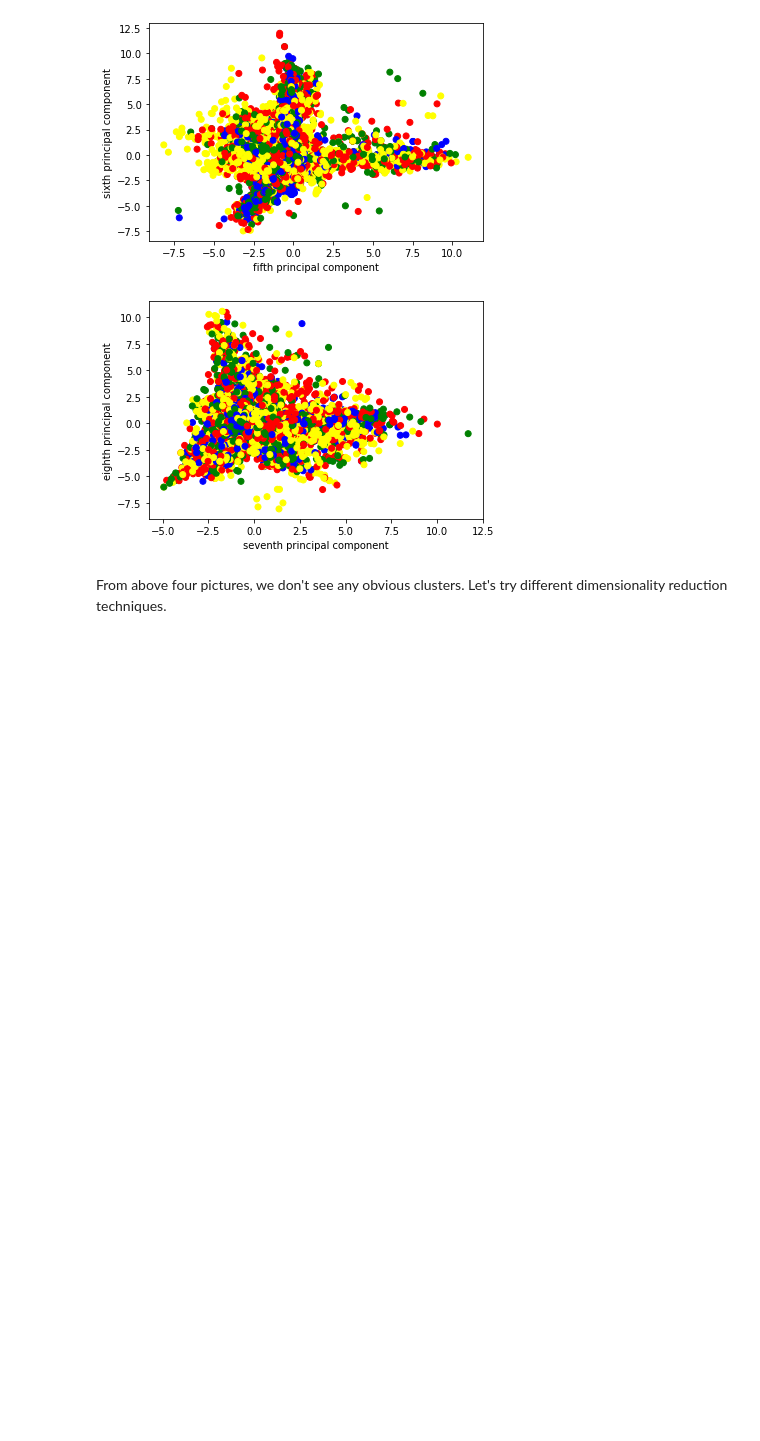
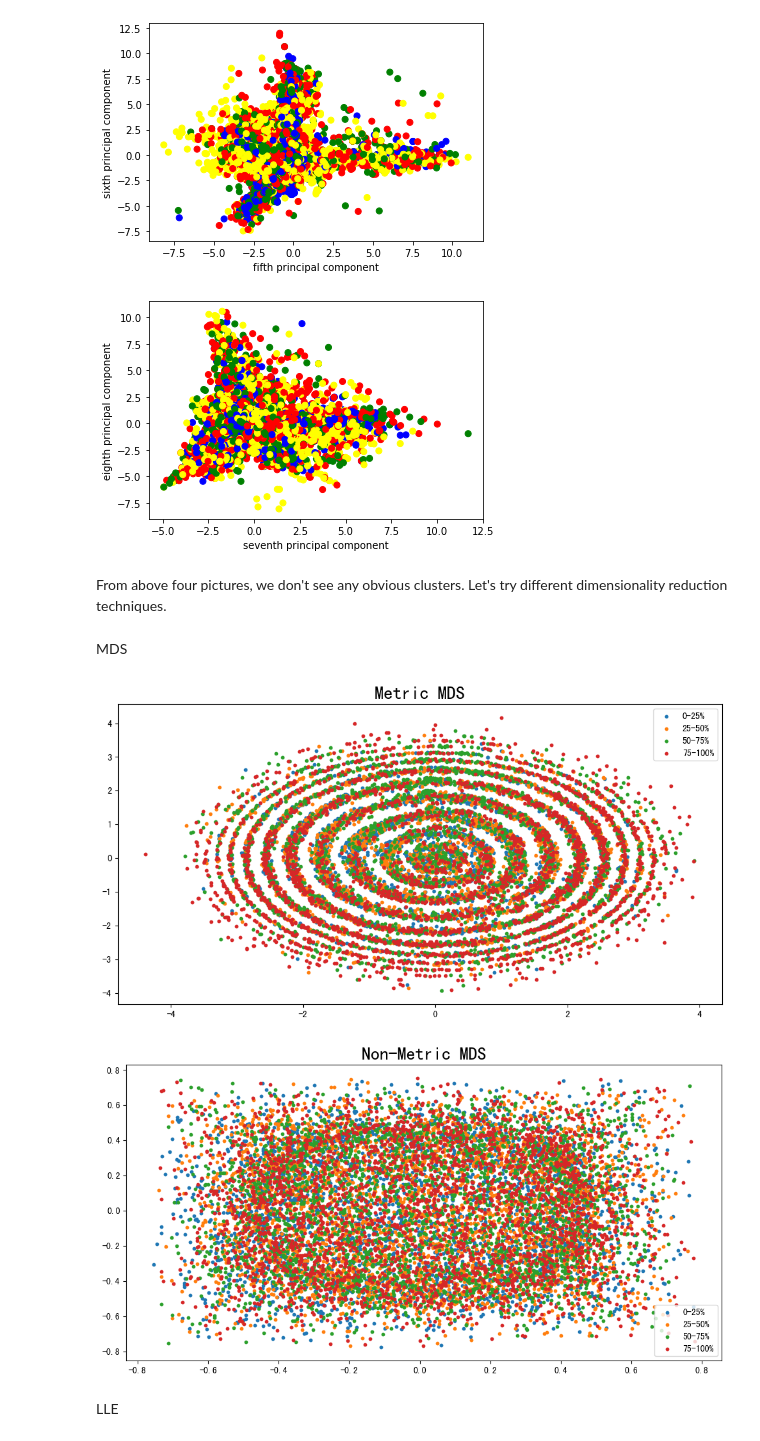
Before and after one commit to RDOGS-Friendz/SLDL-MLB-ATT-Prediction, a Jupyter notebook: statistical-learning/dimension_reduction.ipynb, the cells around one changed output. Drawn from its saved outputs; the diff is of its cells as text; code cells hidden in the pictures; blank space fills up the shorter version.

Commit message:
dim reduce, tsne good

```diff
--- a/statistical-learning/dimension_reduction.ipynb
+++ b/statistical-learning/dimension_reduction.ipynb
@@ -148,3 +127,46 @@ plt.show()
 [figure]
 # %% [markdown]
 From above four pictures, we don't see any obvious clusters. Let's try different dimensionality reduction techniques.
+# %% [markdown]
+MDS
+# %%
+player_one_hot_features = trainset.iloc[:, 16:184]
+category_names = {0: "0-25%", 1: "25-50%", 2: "50-75%", 3: "75-100%"}
+att_level = pd.Series(train_attendance_level)
+att_level = att_level.map(category_names)
+category_names = list(category_names.values())
+# %%
+# use MDS to reduce dimensionality and plot scatter plot
+from sklearn.manifold import MDS
+import matplotlib.pyplot as plt
+
+mds = MDS(n_components=2, metric=True)
+mds = mds.fit_transform(player_one_hot_features)
+
+plt.figure(figsize = (12,6))
+plt.title('Metric MDS', fontsize = 20)
+for category_name in category_names:
+   indicesToKeep = att_level == category_name
+   plt.scatter(mds[indicesToKeep, 0]
+               , mds[indicesToKeep, 1]
+               , s = 10)
+plt.legend(category_names )
+plt.show()
+
+mds = MDS(n_components=2, metric=False)
+mds = mds.fit_transform(player_one_hot_features)
+
+plt.figure(figsize = (12,6))
+plt.title('Non-Metric MDS', fontsize = 20)
+for category_name in category_names:
+   indicesToKeep = att_level == category_name
+   plt.scatter(mds[indicesToKeep, 0]
+               , mds[indicesToKeep, 1]
+               , s = 10)
+plt.legend(category_names)
+plt.show()
+# %% [output]
+[figure, added]
+[figure, added]
+# %% [markdown]
+LLE
```
Also changed, not shown: parts of 9 cells of this notebook.
